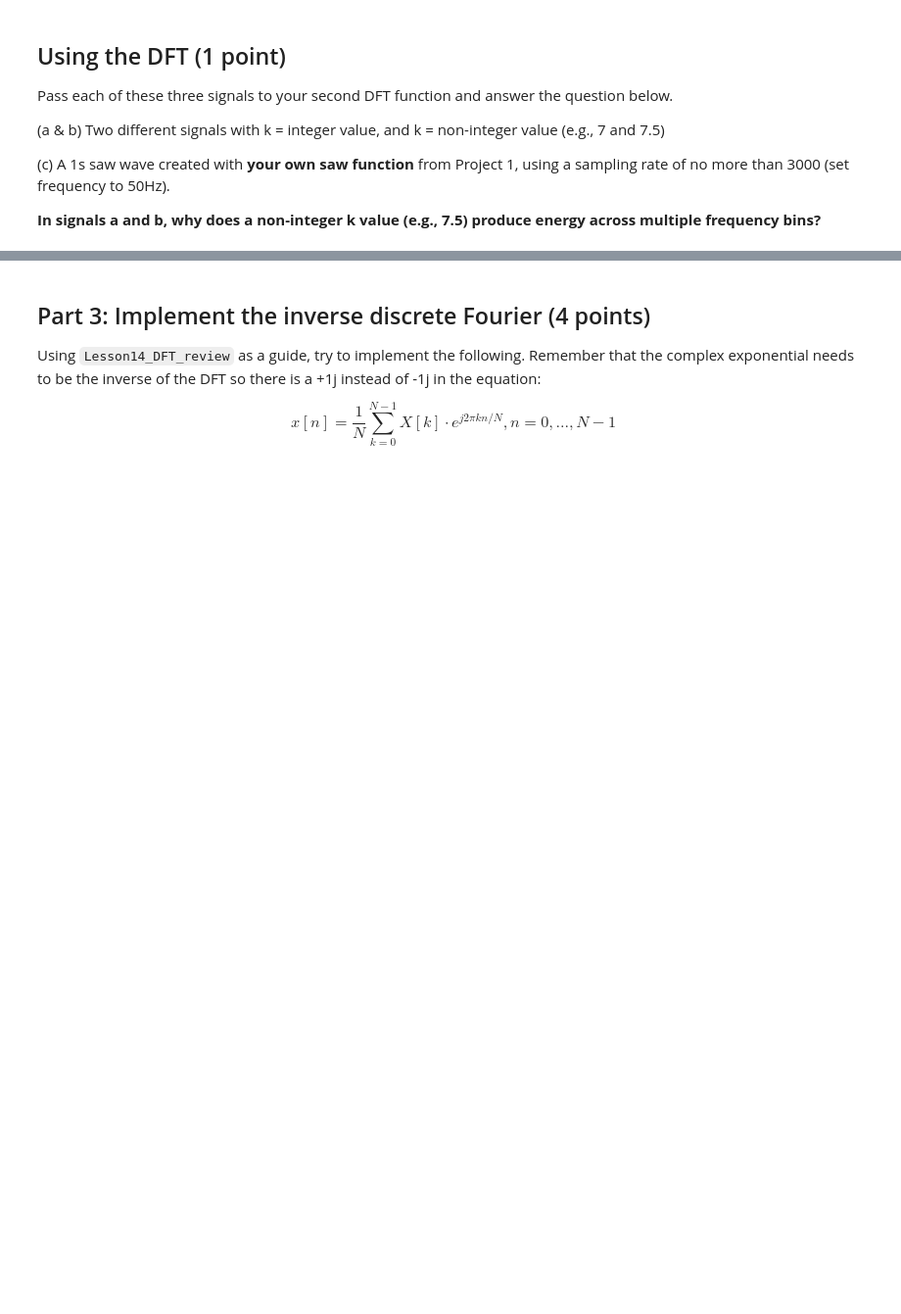
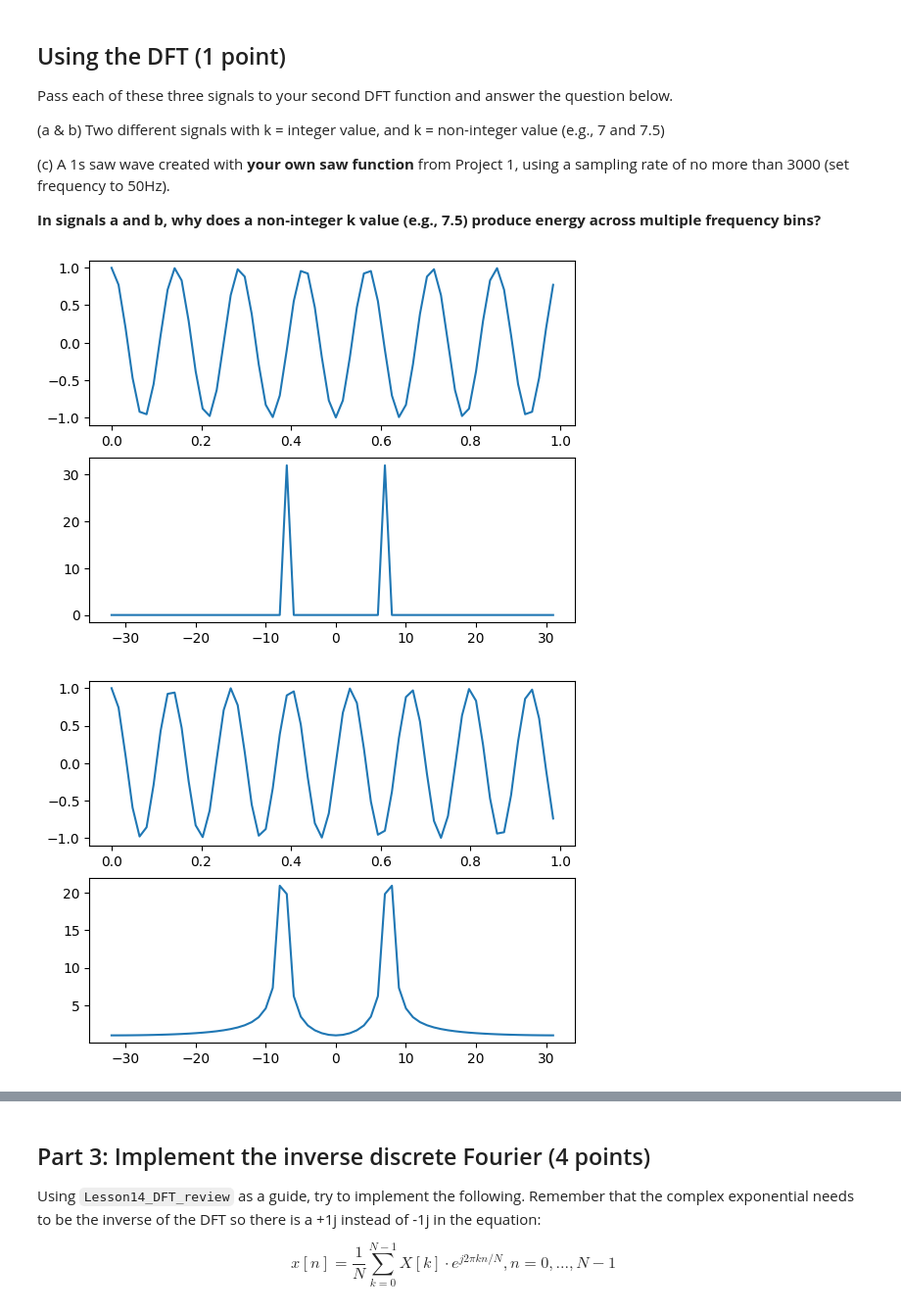
Before and after one commit to adityarpawar1902/AudioTechII, a Jupyter notebook: HW/HW2.ipynb, the cells around one changed output, grey strips where cells are left out. Shown at 98% size. Cells and saved outputs as stored; diff of their text form; code cells hidden in the pictures; blank space fills up the shorter version.

```diff
--- a/HW/HW2.ipynb
+++ b/HW/HW2.ipynb
@@ -108,3 +152,44 @@ Pass each of these three signals to your second DFT function and answer the ques
 (c) A 1s saw wave created with **your own saw function** from Project 1, using a sampling rate of no more than 3000 (set frequency to 50Hz).
 
 **In signals a and b, why does a non-integer k value (e.g., 7.5) produce energy across multiple frequency bins?**
+# %%
+from IPython.display import Audio
+def genSine(freq, dur, fs=44100, amp=1, phi=0):
+    t = np.arange(0, dur, 1/fs)
+    return amp * np.sin(2*np.pi * freq * t + phi)
+
+def genSaw(freq, dur, fs=44100, amp=1, phi=0):
+    saw = genSine(freq, dur, fs, amp, phi)
+    nyquist = fs / 2
+    harms = int(nyquist / freq)
+    for i in range (2, harms+1):
+        saw += genSine(freq=freq*i, amp=1/i, fs=fs, dur=dur, phi=phi)
+    return saw
+# %%
+def q_A():
+    N = 64
+    n = np.arange(N)
+    k = 7
+    s = np.cos(2*np.pi* k * n/N)
+    myDFT2(s)
+
+def q_B():
+    N = 64
+    n = np.arange(N)
+    k = 7.5
+    s = np.cos(2*np.pi* k * n/N)
+    myDFT2(s)
+
+def q_C():
+    N = 3000
+    n = np.arange(N)
+    k = 50
+    s = genSaw(k, dur=1, fs=N)
+    myDFT2(s)
+
+q_A()
+q_B()
+q_C()
+# %% [output]
+[figure, added]
+[figure, added]
```
Also changed, not shown: parts of 9 cells of this notebook.
